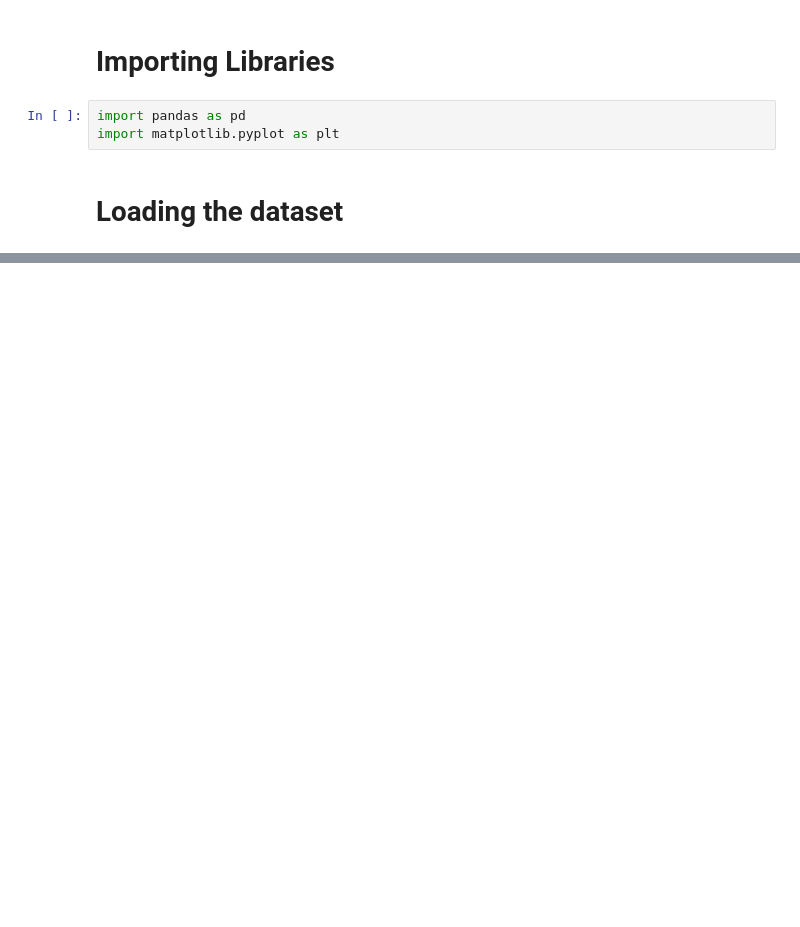
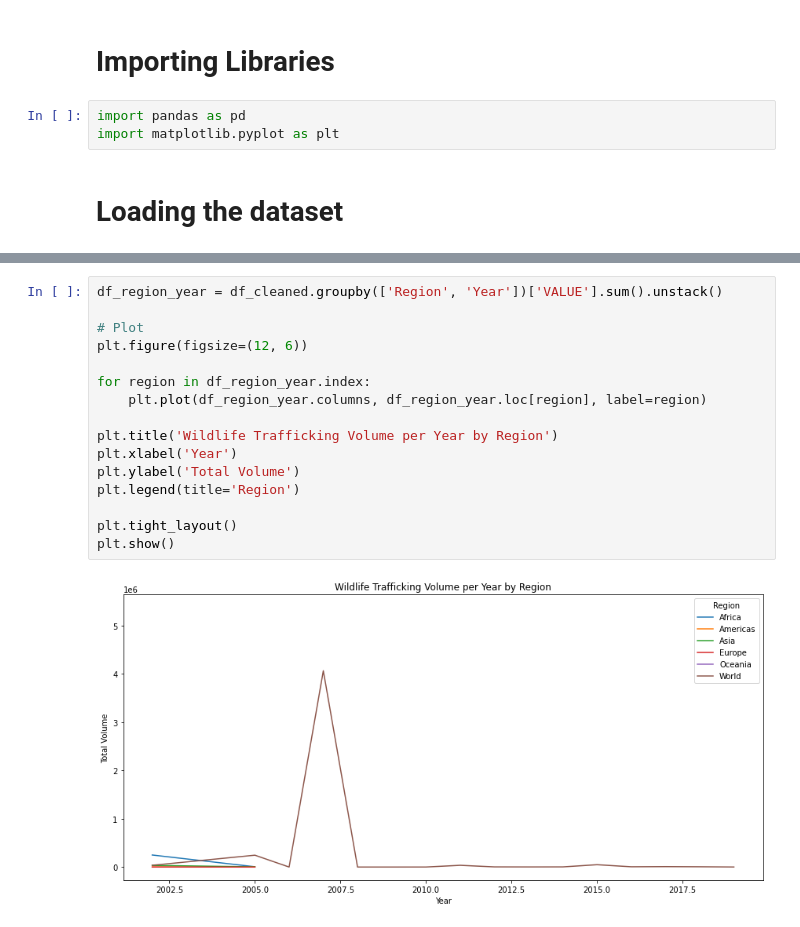
Before and after one commit to darsh0820/Data-Science, a Jupyter notebook: projects/Wildlife_Trafficking_Analysis.ipynb, the cells around one changed output, grey strips where cells are left out. Cells and saved outputs as stored; diff of their text form; blank space fills up the shorter version.

```diff
--- a/projects/Wildlife_Trafficking_Analysis.ipynb
+++ b/projects/Wildlife_Trafficking_Analysis.ipynb
@@ -42,0 +92,18 @@ sheet_names, df.head()
+# %%
+df_region_year = df_cleaned.groupby(['Region', 'Year'])['VALUE'].sum().unstack()
+
+# Plot
+plt.figure(figsize=(12, 6))
+
+for region in df_region_year.index:
+    plt.plot(df_region_year.columns, df_region_year.loc[region], label=region)
+
+plt.title('Wildlife Trafficking Volume per Year by Region')
+plt.xlabel('Year')
+plt.ylabel('Total Volume')
+plt.legend(title='Region')
+
+plt.tight_layout()
+plt.show()
+# %% [output]
+[figure, added]
```
Also changed, not shown: parts of 15 cells of this notebook.
